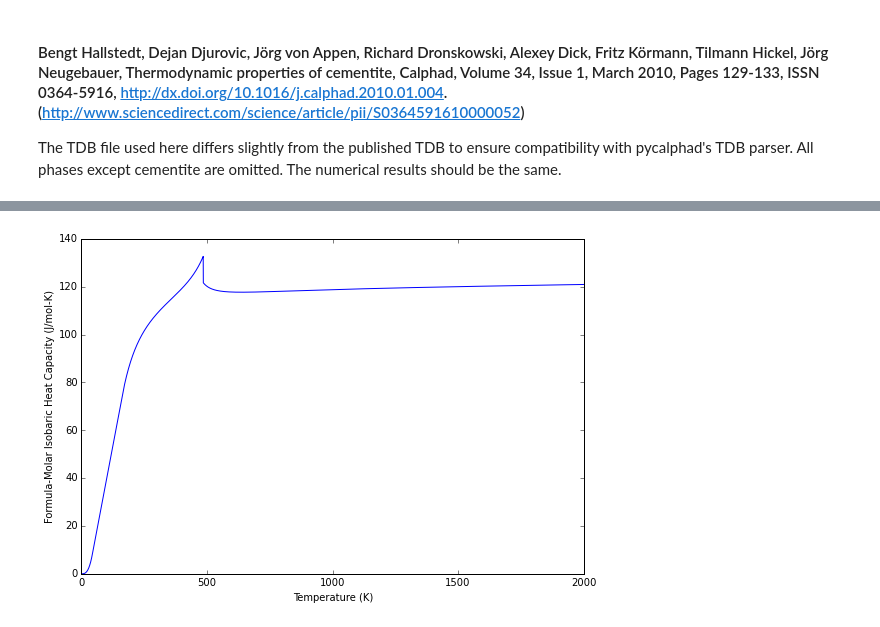
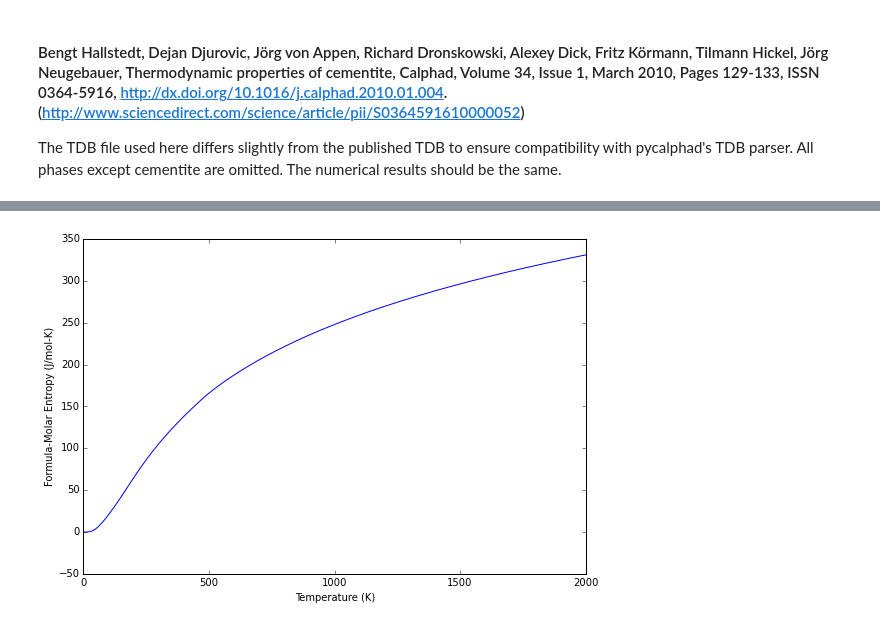
Before and after one commit to pycalphad/pycalphad, a Jupyter notebook: examples/CementiteAnalysis.ipynb, the cells around one changed output, grey strips where cells are left out. Cells and saved outputs as stored; diff of their text form; code cells hidden in the pictures.

```diff
--- a/examples/CementiteAnalysis.ipynb
+++ b/examples/CementiteAnalysis.ipynb
@@ -52,12 +49,9 @@ Use the functions to plot the thermodynamic properties.
+# %%
+result = calculate(db, ['FE', 'C'], 'CEMENTITE_D011', T=(1, 2000, 0.5), output='SM')
 # %%
-temperatures = np.linspace(1, 2000, 4000)
-heat_capacities = cp_func(temperatures)
-entropies = s_func(temperatures)
-gibbs_energies = g_func(temperatures)
-
 plt.xlabel('Temperature (K)')
-plt.ylabel('Formula-Molar Isobaric Heat Capacity (J/mol-K)')
-plt.plot(temperatures, heat_capacities)
+plt.ylabel('Formula-Molar Entropy (J/mol-K)')
+plt.plot(result['T'], 4.0 * result['SM'])
 plt.show()
 # %% [output]
-[figure, old version]
+[figure, new version]
```
Also changed, not shown: parts of 12 cells of this notebook, 1 other file.
